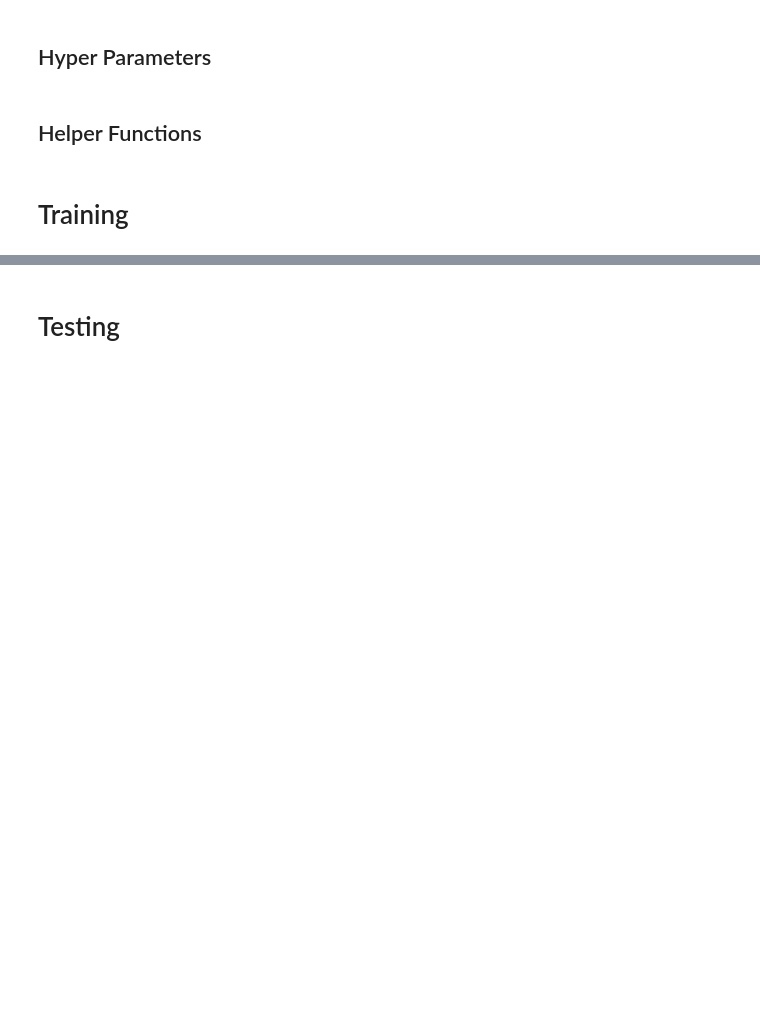
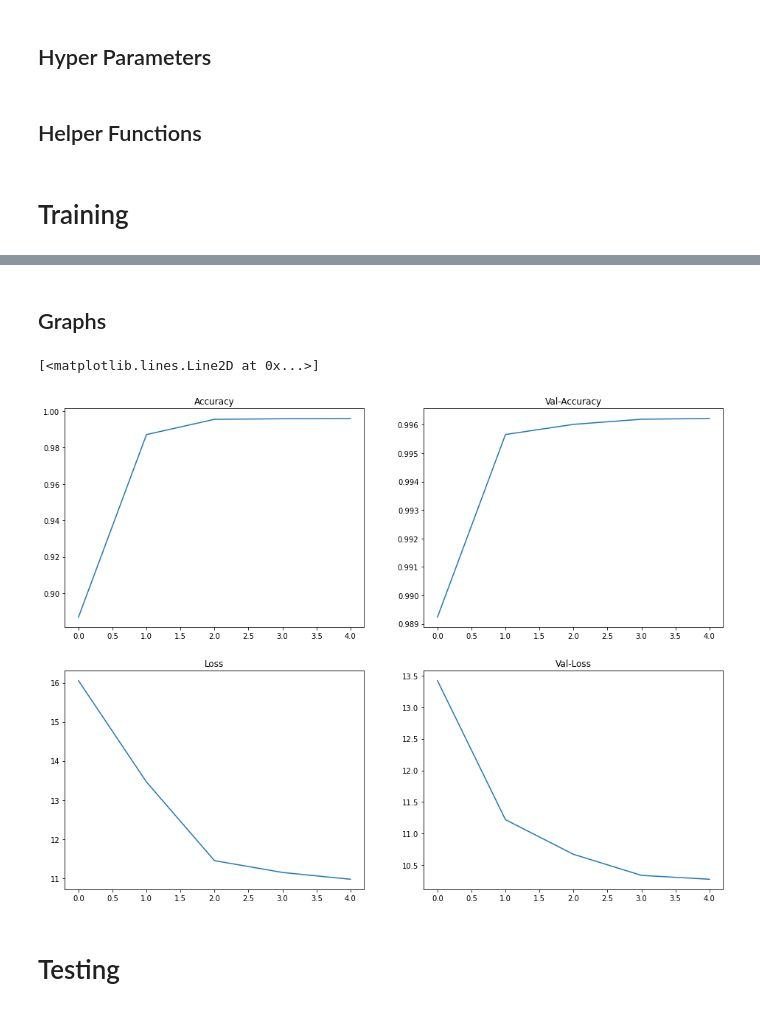
Before and after one commit to kghimire192/DS_Capstone_Image_Colorization, a Jupyter notebook: Code/Model.ipynb, the cells around one changed output, grey strips where cells are left out. Drawn from its saved outputs; the diff is of its cells as text; code cells hidden in the pictures; blank space fills up the shorter version.

Commit message:
model change

```diff
--- a/Code/Model.ipynb
+++ b/Code/Model.ipynb
@@ -155,12 +102,9 @@ ________________________________________________________________________________
 
 **Loss:** cross-entropy vs. Dice
 # %%
-accuracy = tf.metrics.Accuracy()
-meanIoU  = tf.metrics.MeanIoU(num_classes=N_CLASSES)
-#loss_c = tf.losses.SparseCategoricalCrossentropy()
+accuracy = tf.metrics.Accuracy(name='acc')
+meanIoU  = tf.metrics.MeanIoU(num_classes=N_CLASSES, name='mIoU')
 loss_c = tf.keras.losses.CategoricalCrossentropy()
-
-#loss_c = tf.keras.losses.SparseCategoricalCrossentropy()
 # %% [markdown]
 Since we are doing multi-class classification task (pixel-level classification), we can use **cross-entropy loss**. However, to prevent the model from developing bias towards larger classes, **dice loss function** will be used because it is not affected by class proportions.
 # %%
@@ -175,12 +117,11 @@ optimizer = tf.keras.optimizers.Adam()
 ## Hyper Parameters
 # %%
 BATCH_SIZE     = 8
-NUM_EPOCHS     = 1
+NUM_EPOCHS     = 5
 # %% [markdown]
 ## Helper Functions
 # %% [markdown]
 # Training
 # %%
-fcn8s_model.compile(optimizer=optimizer,
-                    loss=loss_c,
-                    metrics=[accuracy, meanIoU])
+model.compile(optimizer=optimizer, loss=loss_c, metrics=[accuracy, meanIoU])
+history = model.fit(x=x_train, y=y_train, batch_size=BATCH_SIZE, epochs=NUM_EPOCHS, validation_split=0.1765)
@@ -189,7 +138,0 @@ fcn8s_model.compile(optimizer=optimizer,
-# %%
-# Note: Train dataset is 85%, so saving 17.65% for validation set gives 70% train set, 15% validation set and 15% test set
-history = fcn8s_model.fit(
-    x=x_train, y=y_train_new, batch_size=BATCH_SIZE, epochs=NUM_EPOCHS, validation_split=0.1765
-)
-
-print(history.history)
@@ -199,16 +139,20 @@ print(history.history)
+# %% [markdown]
+## Graphs
 # %%
 # Plot accuracy and loss plots
 
-'''
-fig, ax = plt.subplots(2, 2, figsize=(15, 10), sharex='col')
-ax[0, 0].set_title("loss")
-ax[0, 1].set_title("val-loss")
-ax[1, 0].set_title("acc")
-ax[1, 1].set_title("val-acc")
+fig, ax = plt.subplots(2, 2, figsize=(16, 12))
+ax[0, 0].set_title("Accuracy")
+ax[0, 1].set_title("Val-Accuracy")
+ax[1, 0].set_title("Loss")
+ax[1, 1].set_title("Val-Loss")
 
-ax[0, 0].plot(history.history['loss'])
-ax[0, 1].plot(history.history['val_loss'])
-ax[1, 0].plot(history.history['acc'])
-ax[1, 1].plot(history.history['val_acc'])'''
+ax[0, 0].plot(history.history['acc'])
+ax[0, 1].plot(history.history['val_acc'])
+ax[1, 0].plot(history.history['loss'])
+ax[1, 1].plot(history.history['val_loss'])
+# %% [output]
+[<matplotlib.lines.Line2D at 0x...>]
+[figure, added]
 # %% [markdown]
 # Testing
```
Also changed, not shown: parts of 16 cells of this notebook, 1 other file.
